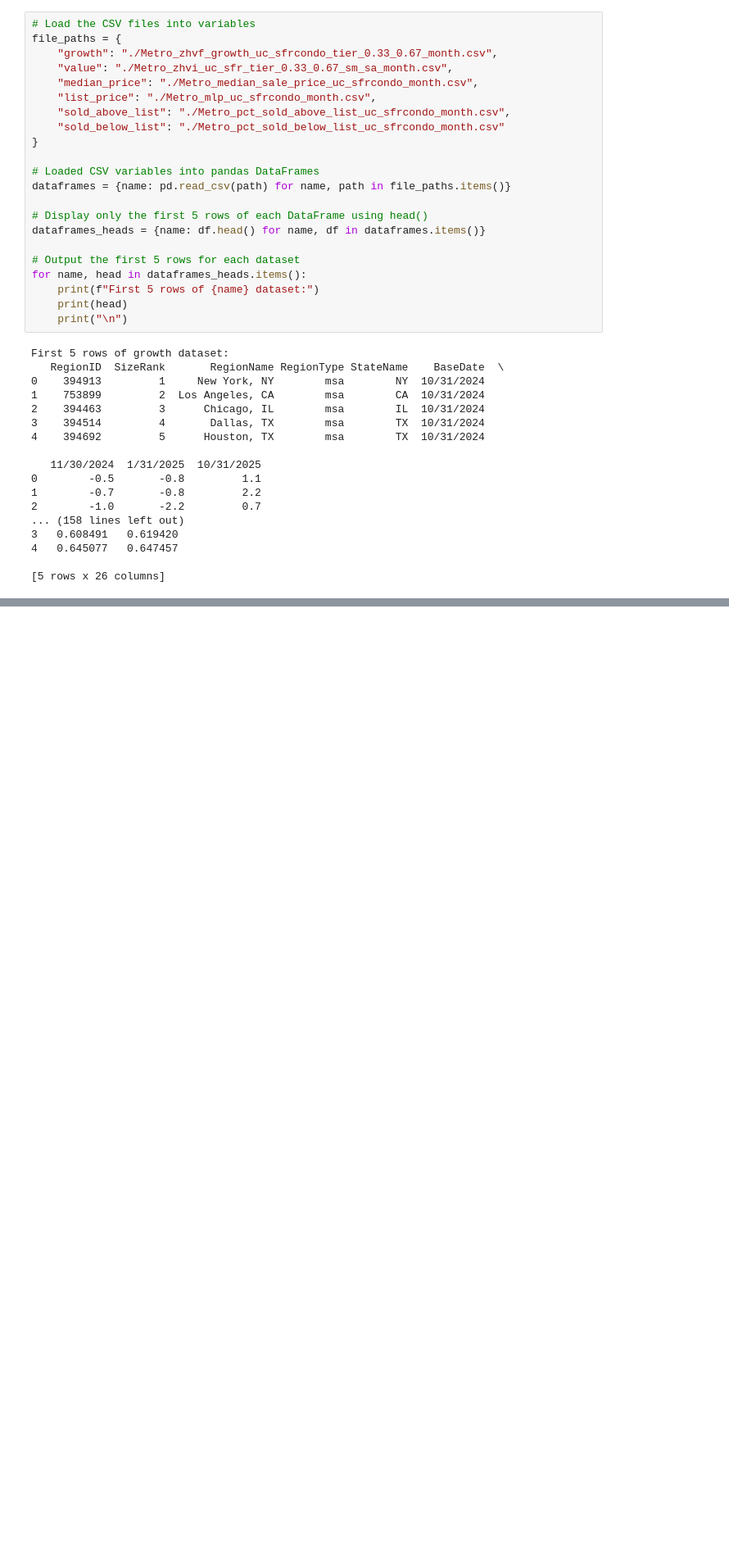
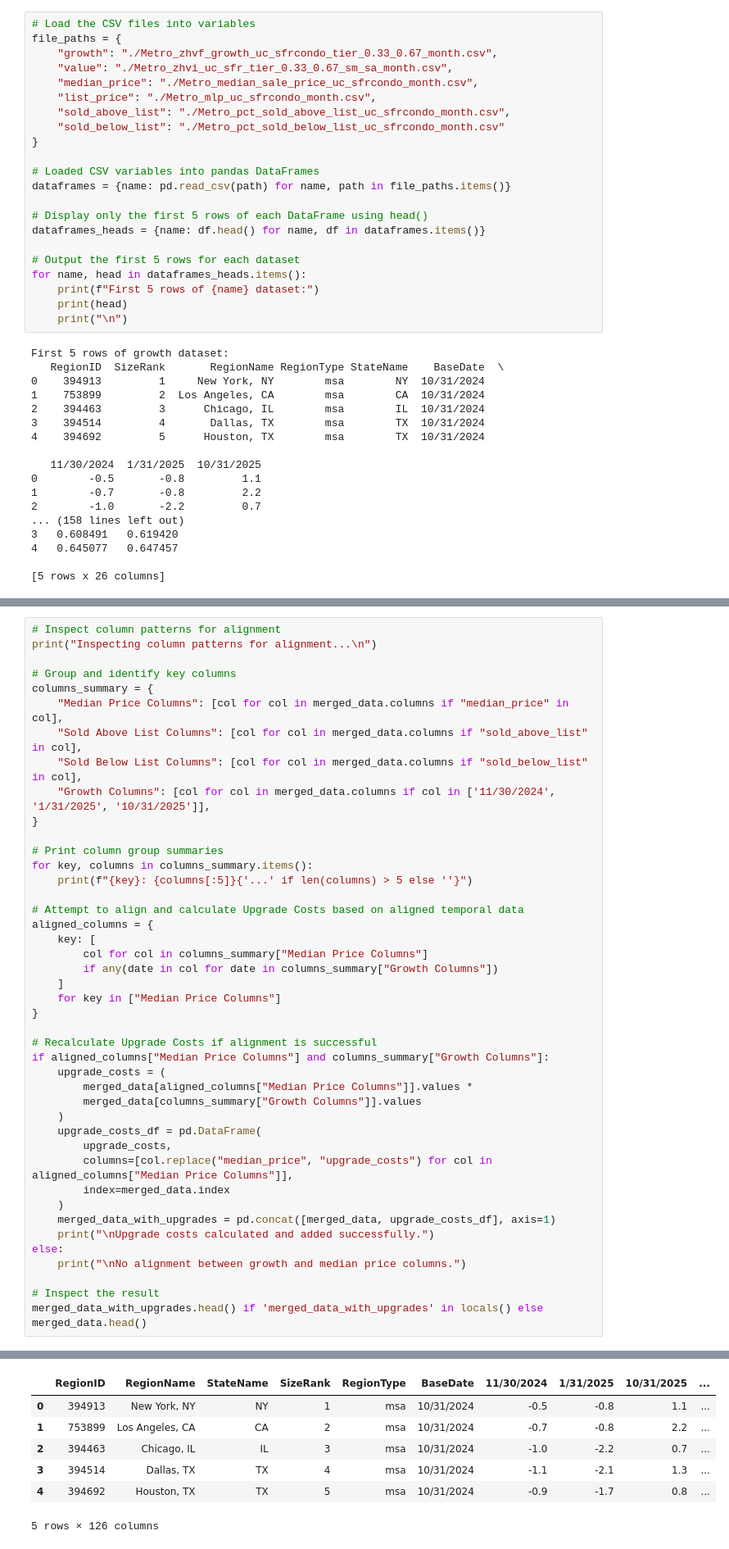
Before and after one commit to DavidBraun777/final-group-project-seis-631, a Jupyter notebook: data_Q5/q5-david.ipynb, the cells around one changed output, grey strips where cells are left out. Shown: that part at 82% size. Drawn from its saved outputs; the diff is of its cells as text; blank space fills up the shorter version.

```diff
--- a/data_Q5/q5-david.ipynb
+++ b/data_Q5/q5-david.ipynb
@@ -47,0 +171,44 @@ First 5 rows of growth dataset:
+# %%
+# Inspect column patterns for alignment
+print("Inspecting column patterns for alignment...\n")
+
+# Group and identify key columns
+columns_summary = {
+    "Median Price Columns": [col for col in merged_data.columns if "median_price" in col],
+    "Sold Above List Columns": [col for col in merged_data.columns if "sold_above_list" in col],
+    "Sold Below List Columns": [col for col in merged_data.columns if "sold_below_list" in col],
+    "Growth Columns": [col for col in merged_data.columns if col in ['11/30/2024', '1/31/2025', '10/31/2025']],
+}
+
+# Print column group summaries
+for key, columns in columns_summary.items():
+    print(f"{key}: {columns[:5]}{'...' if len(columns) > 5 else ''}")
+
+# Attempt to align and calculate Upgrade Costs based on aligned temporal data
+aligned_columns = {
+    key: [
+        col for col in columns_summary["Median Price Columns"]
+        if any(date in col for date in columns_summary["Growth Columns"])
+    ]
+    for key in ["Median Price Columns"]
+}
+
+# Recalculate Upgrade Costs if alignment is successful
+if aligned_columns["Median Price Columns"] and columns_summary["Growth Columns"]:
+    upgrade_costs = (
+        merged_data[aligned_columns["Median Price Columns"]].values *
+        merged_data[columns_summary["Growth Columns"]].values
+    )
+    upgrade_costs_df = pd.DataFrame(
+        upgrade_costs,
+        columns=[col.replace("median_price", "upgrade_costs") for col in aligned_columns["Median Price Columns"]],
+        index=merged_data.index
+    )
+    merged_data_with_upgrades = pd.concat([merged_data, upgrade_costs_df], axis=1)
+    print("\nUpgrade costs calculated and added successfully.")
+else:
+    print("\nNo alignment between growth and median price columns.")
+
+# Inspect the result
+merged_data_with_upgrades.head() if 'merged_data_with_upgrades' in locals() else merged_data.head()
+# %% [output]
@@ -47,0 +223,7 @@ First 5 rows of growth dataset:
+|  | RegionID | RegionName | StateName | SizeRank | RegionType | BaseDate | 11/30/2024 | 1/31/2025 | 10/31/2025 | ... |
+| 0 | 394913 | New York, NY | NY | 1 | msa | 10/31/2024 | -0.5 | -0.8 | 1.1 | ... |
+| 1 | 753899 | Los Angeles, CA | CA | 2 | msa | 10/31/2024 | -0.7 | -0.8 | 2.2 | ... |
+| 2 | 394463 | Chicago, IL | IL | 3 | msa | 10/31/2024 | -1.0 | -2.2 | 0.7 | ... |
+| 3 | 394514 | Dallas, TX | TX | 4 | msa | 10/31/2024 | -1.1 | -2.1 | 1.3 | ... |
+| 4 | 394692 | Houston, TX | TX | 5 | msa | 10/31/2024 | -0.9 | -1.7 | 0.8 | ... |
+5 rows × 126 columns
```
Also changed, not shown: parts of 10 cells of this notebook, 2 other files.
